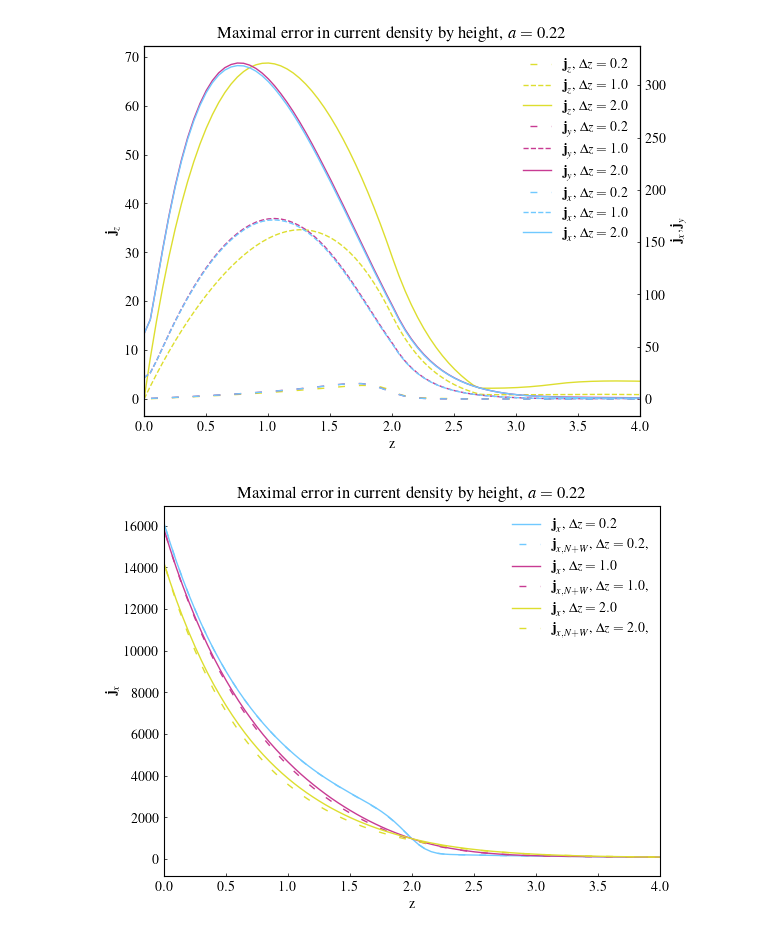
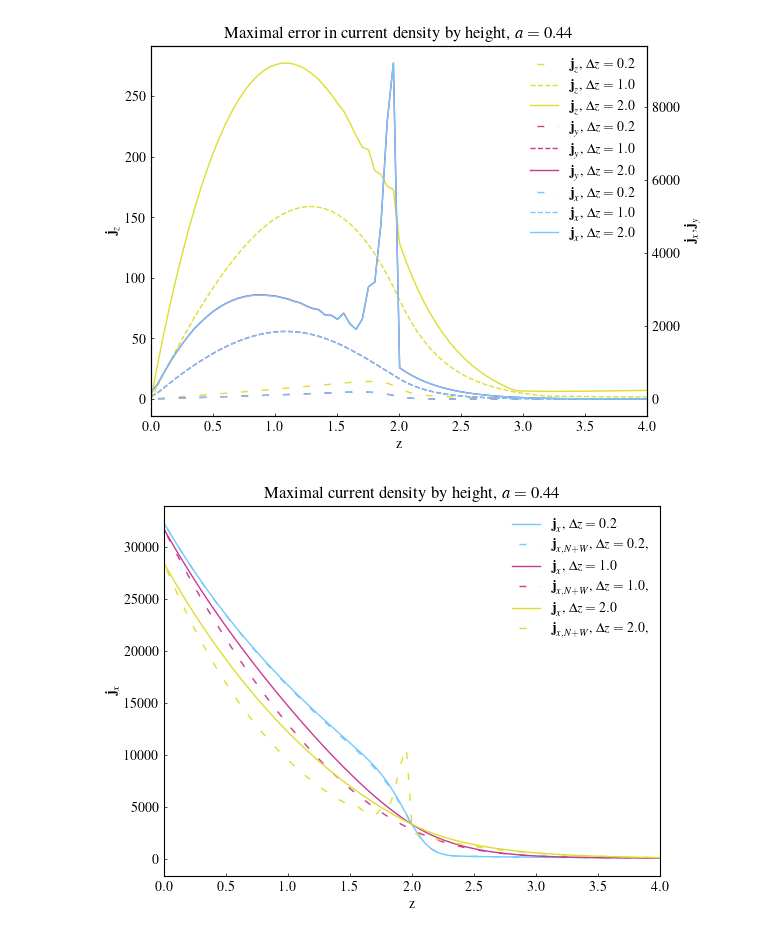
Before and after one commit to LMNadol/mflex, a Jupyter notebook: mhsflex/calculate_current_density.ipynb, the cells around one changed output. Drawn from its saved outputs; the diff is of its cells as text; code cells hidden in the pictures.

```diff
--- a/mhsflex/calculate_current_density.ipynb
+++ b/mhsflex/calculate_current_density.ipynb
@@ -82,7 +82,7 @@ data2d = Field2dData(
     data_bz,
 )
 # %%
-a = 0.22
+a = 0.44
 alpha = 0.05
 b = 1.0
 z0 = 2.0
@@ -569,7 +569,7 @@ plotname = "/Users/lilli/Desktop/Thesis/Performance/J/" + str(a) + "/maxerror_by
 plt.savefig(plotname, dpi=600, bbox_inches="tight", pad_inches=0.1)
 plt.show()
 # %% [output]
-[figure, old version]
+[figure, new version]
 # %%
 LFx02_max = np.zeros_like(z_arr)
 LFy02_max = np.zeros_like(z_arr)
@@ -664,35 +664,35 @@ ax1.plot(
     label=r"$\textbf{j}_x$, $\Delta z = 2.0$",
 )
 ax1.plot(
     data3d.z,
     LFx20_NW_max,
     linewidth=1.0,
     linestyle=(10, (5, 10)),
     color=c8,
     label=r"$\textbf{j}_{x, N+W}$, $\Delta z = 2.0$, ",
 )
 
 
 ax1.set_xlabel("z")
 plt.xlim([0, 2 * z0])
 plt.legend(frameon=False)
 ax1.tick_params(direction="in", length=2, width=0.5)
 #
 plt.title(
-    r"Maximal error in current density by height, $a =$ " + str(a)
+    r"Maximal current density by height, $a =$ " + str(a)
 )
 lines1, labels1 = ax1.get_legend_handles_labels()
 #
 lines = lines1 #
 labels = labels1 #
 ax1.set_ylabel(r"$\textbf{j}_x$")
 #ax2.set_ylabel(r"$(\textbf{j} \times \textbf{B})_x, (\textbf{j} \times \textbf{B})_y$")
 plt.legend(lines, labels, frameon=False)
 plotname = "/Users/lilli/Desktop/Thesis/Performance/J/" + str(a) + "/maxJx_by_z.png"
 plt.savefig(plotname, dpi=600, bbox_inches="tight", pad_inches=0.1)
 plt.show()
 # %% [output]
-[figure, old version]
+[figure, new version]
 # %%
 fig, ax1 = plt.subplots()
 
```
Also changed, not shown: parts of 4 cells of this notebook, 3 other files.
